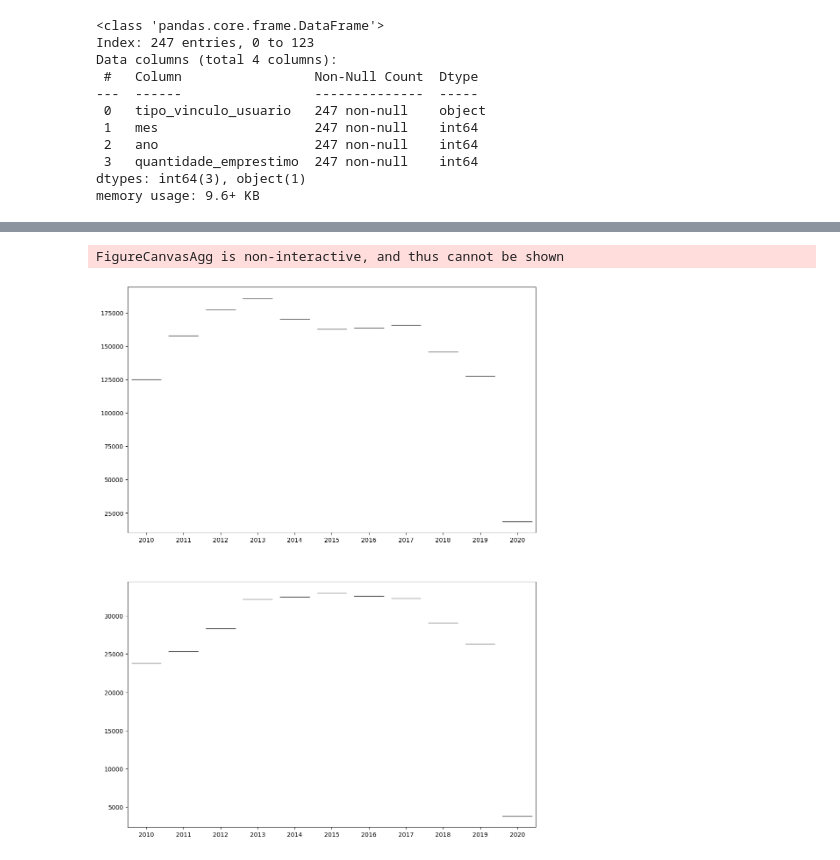
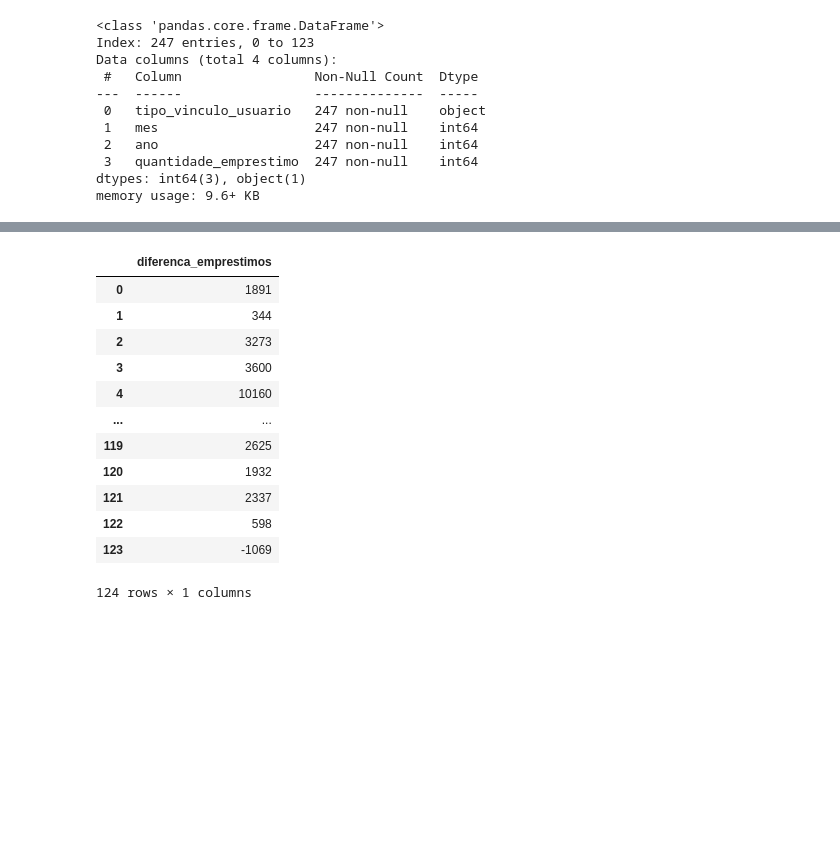
Before and after one commit to LuizHB23/7DaysOfCode-Pandas, a Jupyter notebook: main.ipynb, the cells around one changed output, grey strips where cells are left out. Saved outputs shown, nothing was run; the diff lists cells and outputs as text; code cells hidden in the pictures; blank space fills up the shorter version.

```diff
--- a/main.ipynb
+++ b/main.ipynb
@@ -1107,6 +1060,20 @@ def plot_blox(dados: pd.DataFrame):
-# %%
-fig3, ax3 = plot_blox(alunos_geral)
-fig3.show()
-# %% [output]
-FigureCanvasAgg is non-interactive, and thus cannot be shown
-[figure, removed]
+# %%
+diferenca_emprestimos = alunos_graduacao['quantidade_emprestimo'].copy() - alunos_pos['quantidade_emprestimo'].copy()
+diferenca_emprestimos.fillna(value=(-alunos_pos['quantidade_emprestimo']), inplace=True)
+diferenca_emprestimos = diferenca_emprestimos.astype(int)
+diferenca_emprestimos = pd.DataFrame({'diferenca_emprestimos': diferenca_emprestimos})
+diferenca_emprestimos
+# %% [output]
+|  | diferenca_emprestimos |
+| 0 | 1891 |
+| 1 | 344 |
+| 2 | 3273 |
+| 3 | 3600 |
+| 4 | 10160 |
+| ... | ... |
+| 119 | 2625 |
+| 120 | 1932 |
+| 121 | 2337 |
+| 122 | 598 |
+| 123 | -1069 |
+124 rows × 1 columns
```
Also changed, not shown: parts of 11 cells of this notebook, 2 other files.
